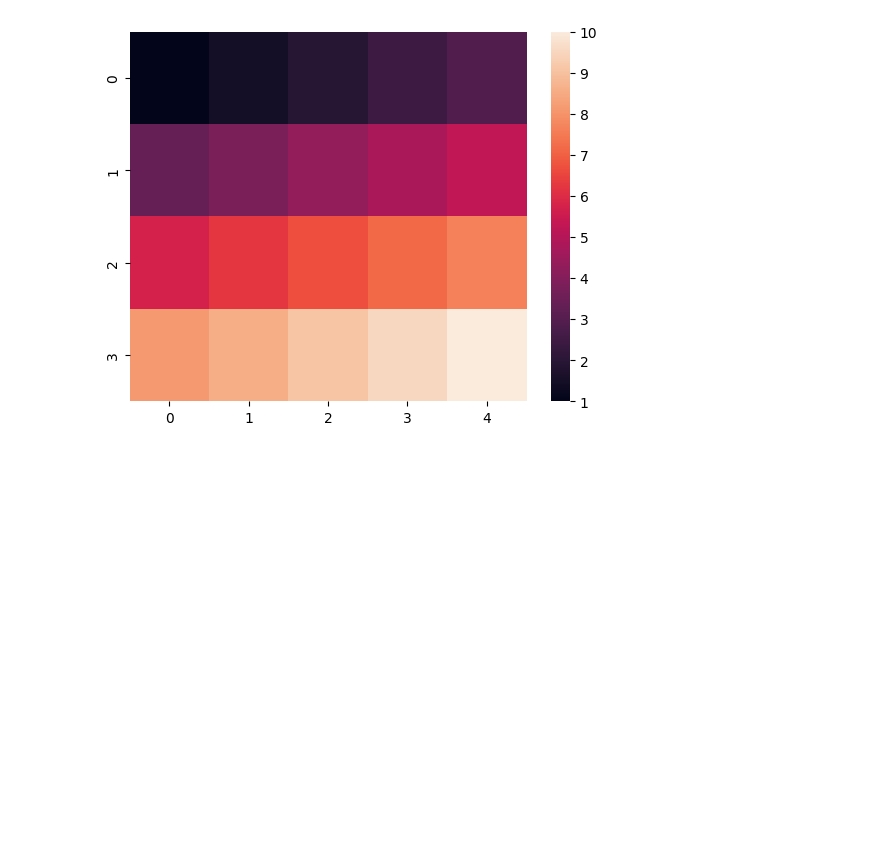
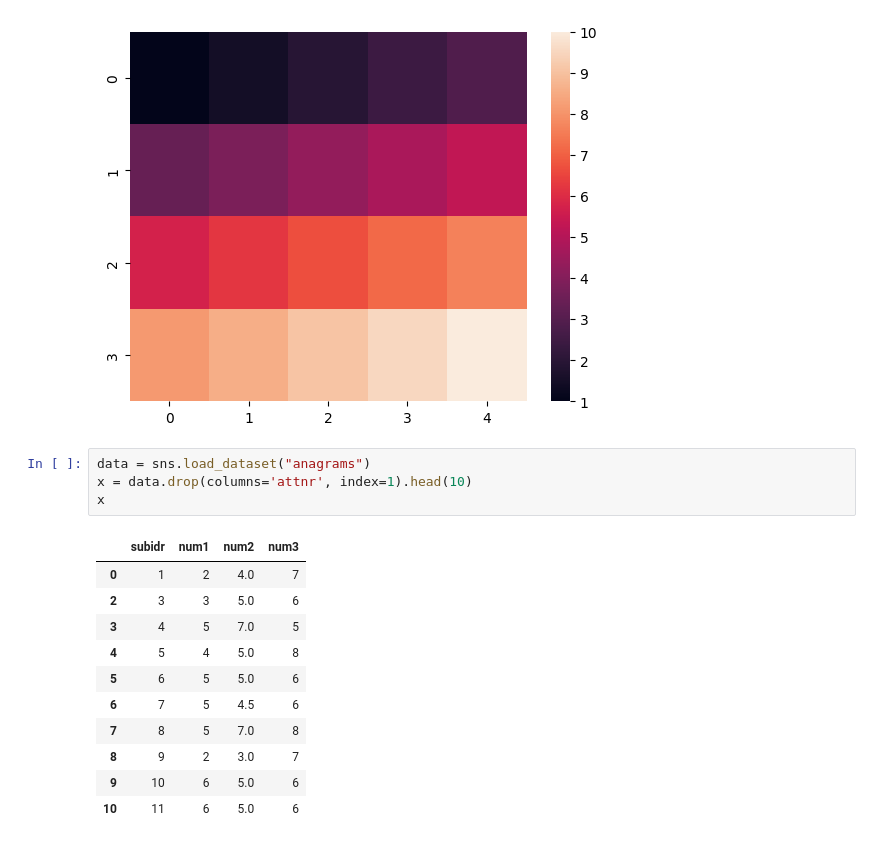
Before and after one commit to lukhi-laksh/Python-Seaborn, a Jupyter notebook: Advance.ipynb, the cells around one changed output. Saved outputs shown, nothing was run; the diff lists cells and outputs as text; blank space fills up the shorter version.

```diff
--- a/Advance.ipynb
+++ b/Advance.ipynb
@@ -194,3 +194,19 @@ sns.heatmap(heatMap)
 # %% [output]
 <Axes: >
 [figure]
+# %%
+data = sns.load_dataset("anagrams")
+x = data.drop(columns='attnr', index=1).head(10)
+x
+# %% [output]
+|  | subidr | num1 | num2 | num3 |
+| 0 | 1 | 2 | 4.0 | 7 |
+| 2 | 3 | 3 | 5.0 | 6 |
+| 3 | 4 | 5 | 7.0 | 5 |
+| 4 | 5 | 4 | 5.0 | 8 |
+| 5 | 6 | 5 | 5.0 | 6 |
+| 6 | 7 | 5 | 4.5 | 6 |
+| 7 | 8 | 5 | 7.0 | 8 |
+| 8 | 9 | 2 | 3.0 | 7 |
+| 9 | 10 | 6 | 5.0 | 6 |
+| 10 | 11 | 6 | 5.0 | 6 |
```
Also changed, not shown: parts of 3 cells of this notebook.
